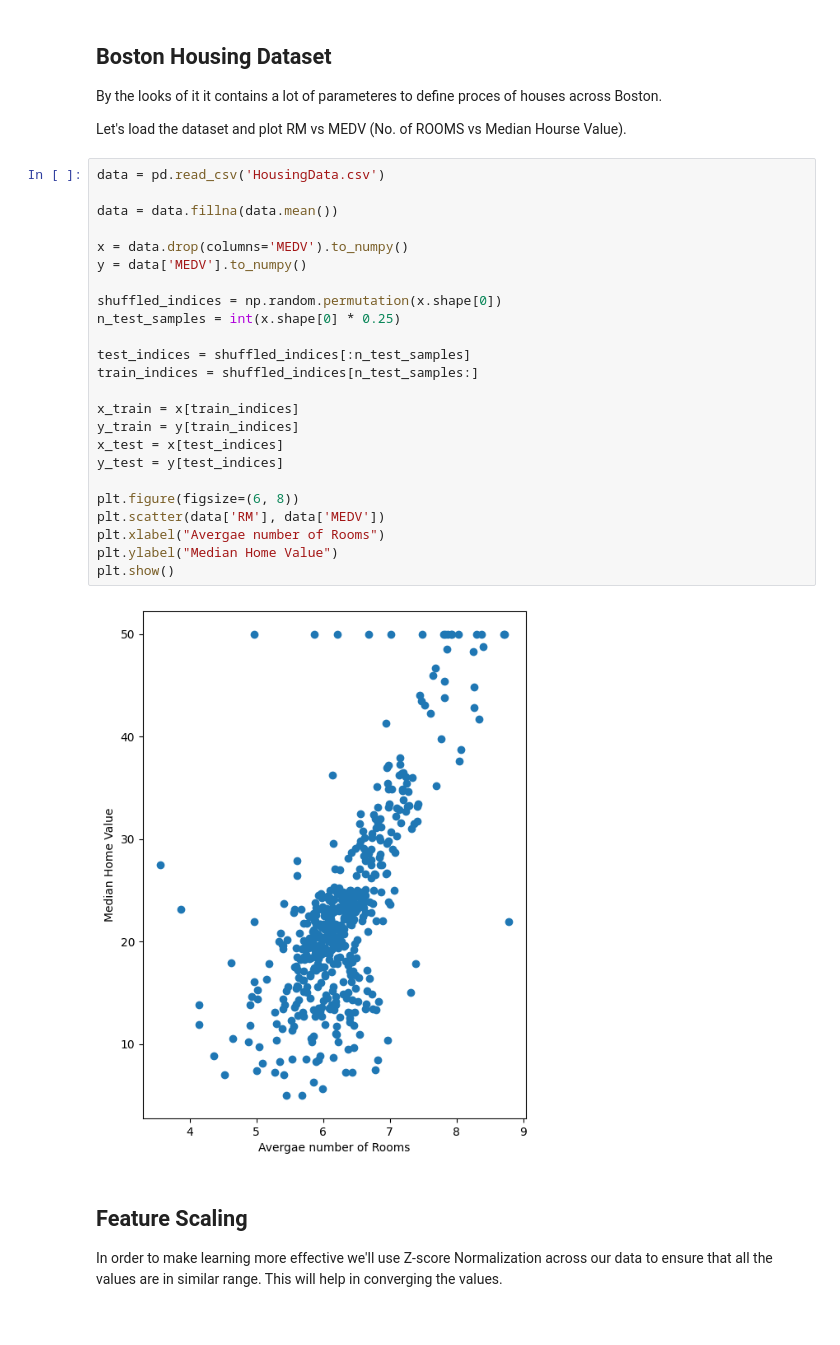
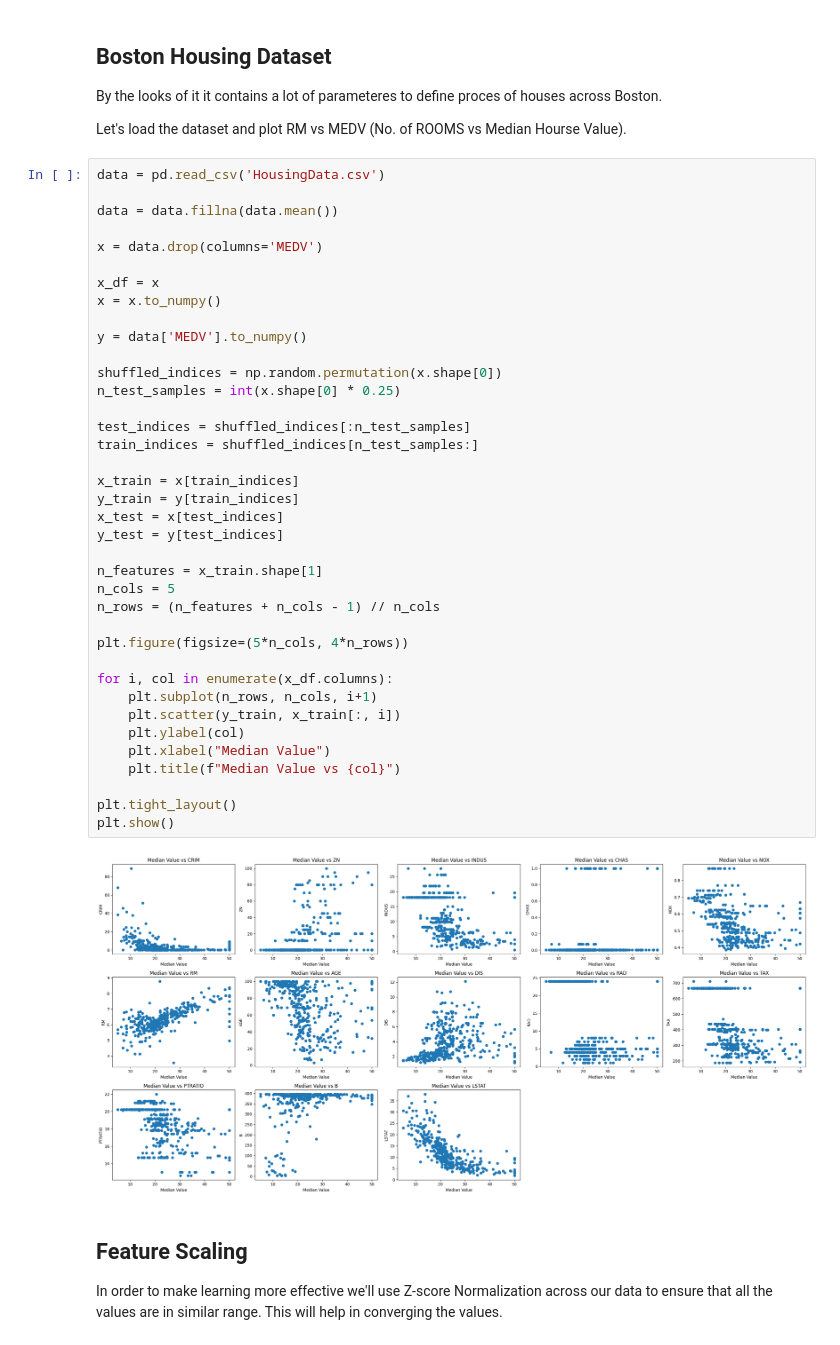
Before and after one commit to parthbyt/cryptonite-tp1, a Jupyter notebook: Module1/linear_regression_scratch.ipynb, the cells around one changed output. Cells and saved outputs as stored; diff of their text form.

```diff
--- a/Module1/linear_regression_scratch.ipynb
+++ b/Module1/linear_regression_scratch.ipynb
@@ -18,29 +18,43 @@ Let's load the dataset and plot RM vs MEDV (No. of ROOMS vs Median Hourse Value)
 # %%
 data = pd.read_csv('HousingData.csv')
 
 data = data.fillna(data.mean())
 
-x = data.drop(columns='MEDV').to_numpy()
+x = data.drop(columns='MEDV')
+
+x_df = x
+x = x.to_numpy()
+
 y = data['MEDV'].to_numpy()
 
 shuffled_indices = np.random.permutation(x.shape[0])
 n_test_samples = int(x.shape[0] * 0.25)
 
 test_indices = shuffled_indices[:n_test_samples]
 train_indices = shuffled_indices[n_test_samples:]
 
 x_train = x[train_indices]
 y_train = y[train_indices]
 x_test = x[test_indices]
 y_test = y[test_indices]
 
-plt.figure(figsize=(6, 8))
-plt.scatter(data['RM'], data['MEDV'])
-plt.xlabel("Avergae number of Rooms")
-plt.ylabel("Median Home Value")
+n_features = x_train.shape[1]
+n_cols = 5
+n_rows = (n_features + n_cols - 1) // n_cols
+
+plt.figure(figsize=(5*n_cols, 4*n_rows))
+
+for i, col in enumerate(x_df.columns):
+    plt.subplot(n_rows, n_cols, i+1)
+    plt.scatter(y_train, x_train[:, i])
+    plt.ylabel(col)
+    plt.xlabel("Median Value")
+    plt.title(f"Median Value vs {col}")
+
+plt.tight_layout()
 plt.show()
 # %% [output]
-[figure, old version]
+[figure, new version]
 # %% [markdown]
 ## Feature Scaling
 
```
Also changed, not shown: parts of 5 cells of this notebook, 3 other files.
